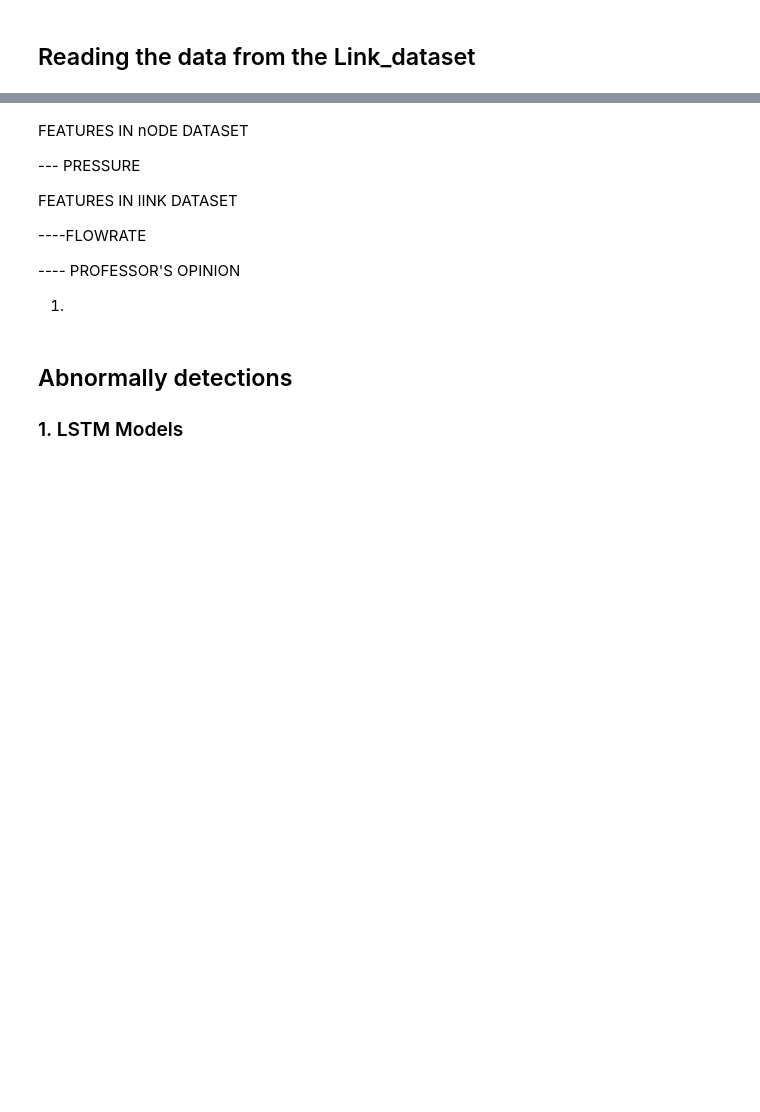
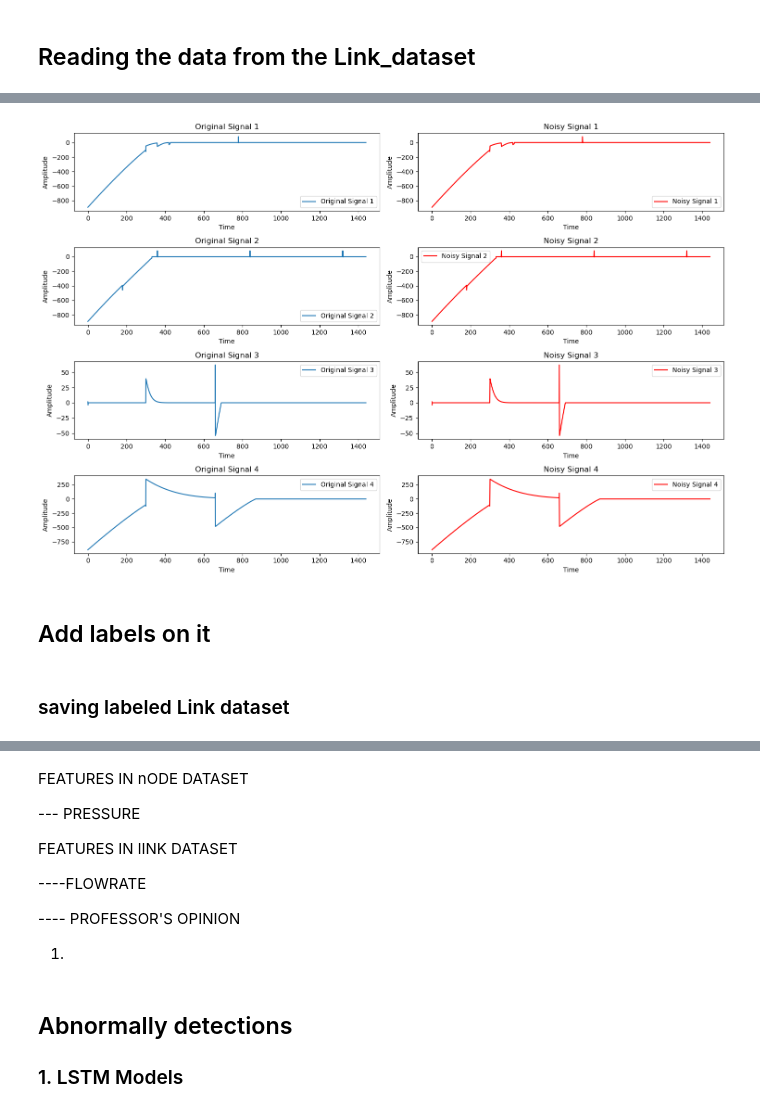
Before and after one commit to ifituburyo/CPS, a Jupyter notebook: main.ipynb, the cells around one changed output, grey strips where cells are left out. Cells and saved outputs as stored; diff of their text form; code cells hidden in the pictures; blank space fills up the shorter version.

```diff
--- a/main.ipynb
+++ b/main.ipynb
@@ -192,0 +351,66 @@ Updated dataset saved to Noisedata/Uniform_Leak_With_PumpCurve_Link_2_with_noise
+# %%
+Lnoise_singal1 = add_gaussian_noise(signal_d1,100)
+Lnoise_signal2 = add_gaussian_noise(signal_d2,100)
+Lnoise_signal3 = add_gaussian_noise(signal_d3,100)
+Lnoise_signal4 = add_gaussian_noise(signal_d4,100)
+# %%
+
+
+# Create a 4x2 subplot
+plt.figure(figsize=(15, 10))
+# Signal 1
+plt.subplot(4, 2, 1)
+plt.plot(signal_d1, label='Original Signal 1')
+plt.title('Original Signal 1')
+plt.xlabel('Time')
+plt.ylabel('Amplitude')
+plt.legend()
+plt.subplot(4, 2, 2)
+plt.plot(Lnoise_singal1, label='Noisy Signal 1', color='red')
+plt.title('Noisy Signal 1')
+plt.xlabel('Time')
+plt.ylabel('Amplitude')
+plt.legend()
+# Signal 2
+plt.subplot(4, 2, 3)
+plt.plot(signal_d2, label='Original Signal 2')
+plt.title('Original Signal 2')
+plt.xlabel('Time')
+plt.ylabel('Amplitude')
+plt.legend()
+plt.subplot(4, 2, 4)
+plt.plot(Lnoise_signal2, label='Noisy Signal 2', color='red')
+plt.title('Noisy Signal 2')
+plt.xlabel('Time')
+plt.ylabel('Amplitude')
+plt.legend()
+# Signal 3
+plt.subplot(4, 2, 5)
+plt.plot(signal_d3, label='Original Signal 3')
+plt.title('Original Signal 3')
+plt.xlabel('Time')
+plt.ylabel('Amplitude')
+plt.legend()
+plt.subplot(4, 2, 6)
+plt.plot(Lnoise_signal3, label='Noisy Signal 3', color='red')
+plt.title('Noisy Signal 3')
+plt.xlabel('Time')
+plt.ylabel('Amplitude')
+plt.legend()
+# Signal 4
+plt.subplot(4, 2, 7)
+plt.plot(signal_d4, label='Original Signal 4')
+plt.title('Original Signal 4')
+plt.xlabel('Time')
+plt.ylabel('Amplitude')
+plt.legend()
+plt.subplot(4, 2, 8)
+plt.plot(Lnoise_signal4, label='Noisy Signal 4', color='red')
+plt.title('Noisy Signal 4')
+plt.xlabel('Time')
+plt.ylabel('Amplitude')
+plt.legend()
+plt.tight_layout()
+plt.show()
+# %% [output]
+[figure, added]
@@ -192,0 +422,2 @@ Updated dataset saved to Noisedata/Uniform_Leak_With_PumpCurve_Link_2_with_noise
+# %% [markdown]
+## Add labels on it
@@ -192,0 +431,2 @@ Updated dataset saved to Noisedata/Uniform_Leak_With_PumpCurve_Link_2_with_noise
+# %% [markdown]
+### saving labeled Link dataset
```
Also changed, not shown: parts of 56 cells of this notebook, 12 other files.
